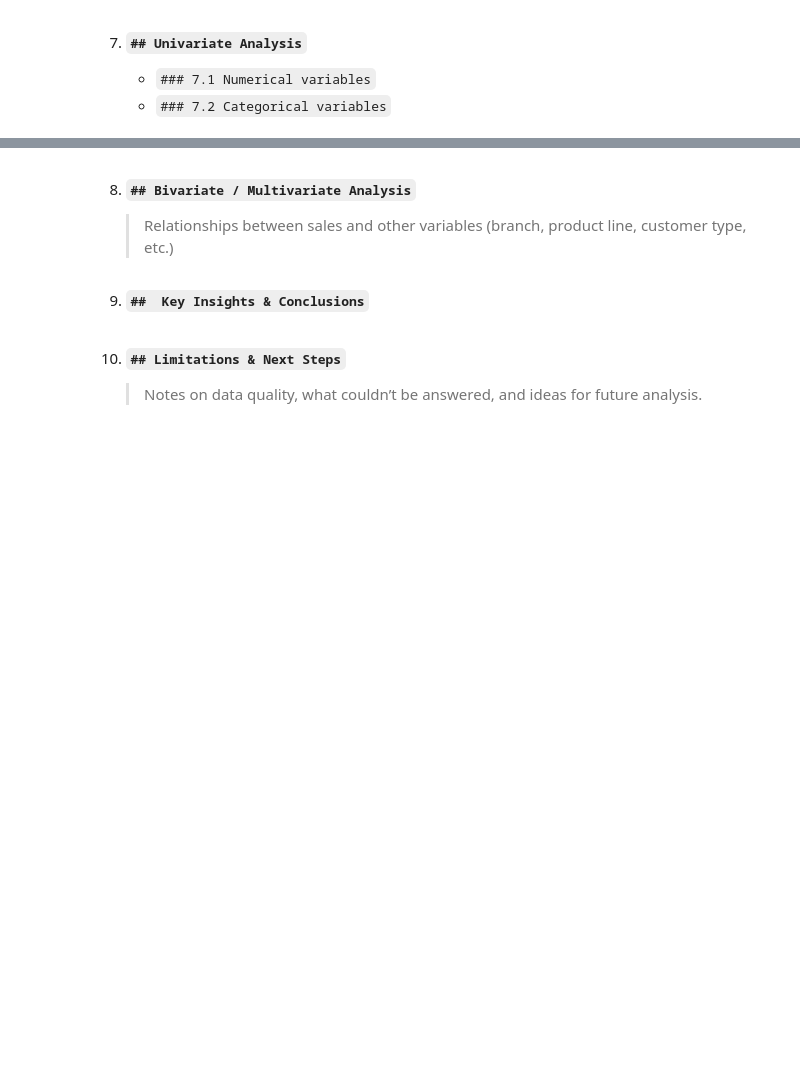
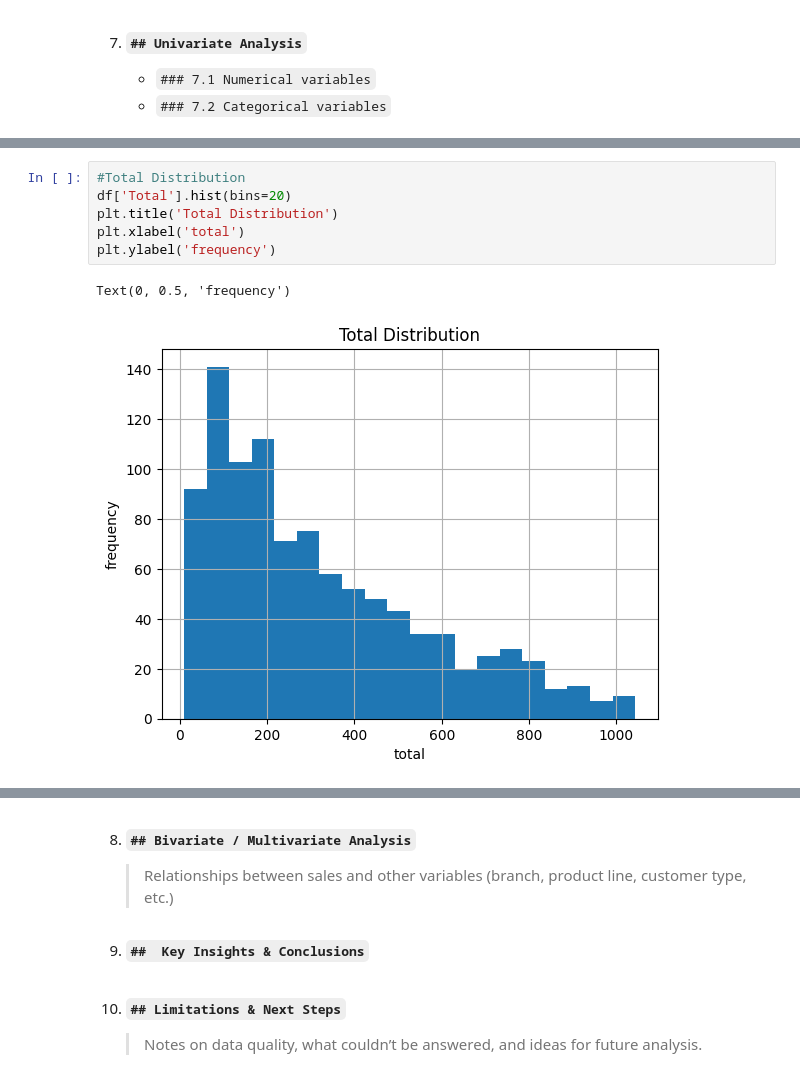
Before and after one commit to martinpapaleo/data-science-learning, a Jupyter notebook: phase1/sales_supermarket/sales_supermarket_eda.ipynb, the cells around one changed output, grey strips where cells are left out. Cells and saved outputs as stored; diff of their text form; blank space fills up the shorter version.

```diff
--- a/phase1/sales_supermarket/sales_supermarket_eda.ipynb
+++ b/phase1/sales_supermarket/sales_supermarket_eda.ipynb
@@ -177,0 +218,9 @@ df[['Year', 'Month', 'Weekday', 'Day']].head()
+# %%
+#Total Distribution
+df['Total'].hist(bins=20)
+plt.title('Total Distribution')
+plt.xlabel('total')
+plt.ylabel('frequency')
+# %% [output]
+Text(0, 0.5, 'frequency')
+[figure, added]
```
Also changed, not shown: parts of 4 cells of this notebook.
